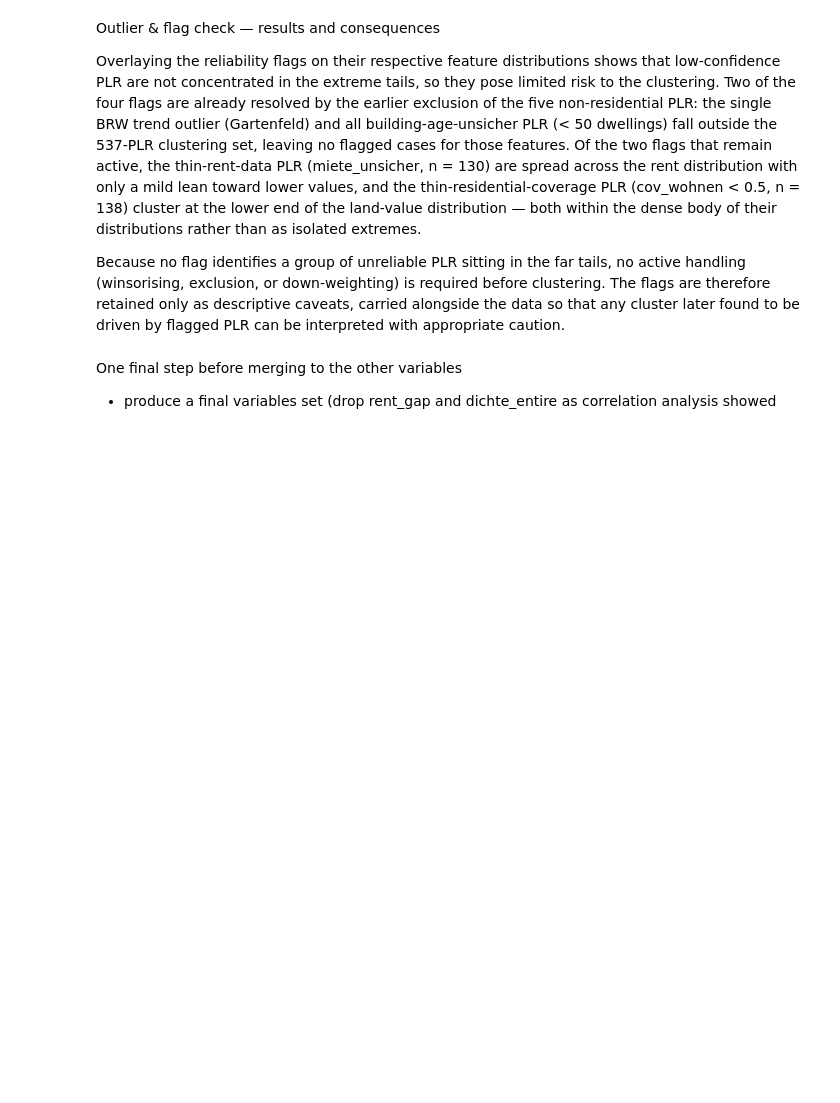
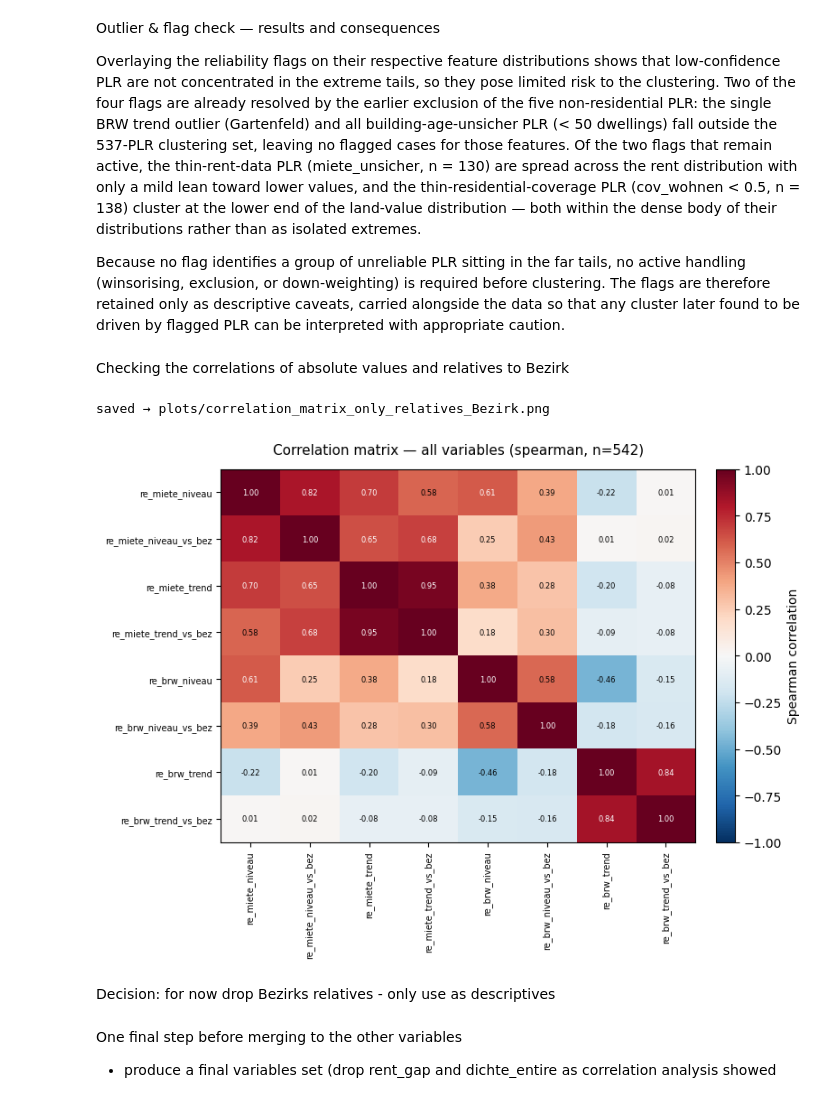
Before and after one commit to mshlg/capstone-kiezkeeper, a Jupyter notebook: notebooks/EDA/real-estate_dimension_EDA.ipynb, the cells around one changed output. Drawn from its saved outputs; the diff is of its cells as text; code cells hidden in the pictures; blank space fills up the shorter version.

```diff
--- a/notebooks/EDA/real-estate_dimension_EDA.ipynb
+++ b/notebooks/EDA/real-estate_dimension_EDA.ipynb
@@ -317,6 +316,59 @@ Outlier & flag check — results and consequences
 Overlaying the reliability flags on their respective feature distributions shows that low-confidence PLR are not concentrated in the extreme tails, so they pose limited risk to the clustering. Two of the four flags are already resolved by the earlier exclusion of the five non-residential PLR: the single BRW trend outlier (Gartenfeld) and all building-age-unsicher PLR (< 50 dwellings) fall outside the 537-PLR clustering set, leaving no flagged cases for those features. Of the two flags that remain active, the thin-rent-data PLR (miete_unsicher, n = 130) are spread across the rent distribution with only a mild lean toward lower values, and the thin-residential-coverage PLR (cov_wohnen < 0.5, n = 138) cluster at the lower end of the land-value distribution — both within the dense body of their distributions rather than as isolated extremes.
 
 Because no flag identifies a group of unreliable PLR sitting in the far tails, no active handling (winsorising, exclusion, or down-weighting) is required before clustering. The flags are therefore retained only as descriptive caveats, carried alongside the data so that any cluster later found to be driven by flagged PLR can be interpreted with appropriate caution.
+# %% [markdown]
+Checking the correlations of absolute values and relatives to Bezirk
+# %%
+
+#Load and pick variables for correlation matrix
+df = pd.read_csv("../../data/real_estate/final_variables/re_variables.csv")
+
+variables = ["re_miete_niveau", "re_miete_niveau_vs_bez", "re_miete_trend", "re_miete_trend_vs_bez", "re_brw_niveau", "re_brw_niveau_vs_bez", "re_brw_trend", "re_brw_trend_vs_bez"]
+
+#safety check: warn about anything missing rather than failing silently
+missing = [c for c in variables if c not in df.columns]
+if missing:
+    print("WARNING — not in dataframe, dropping:", missing)
+variables = [c for c in variables if c in df.columns]
+
+X = df[variables].apply(pd.to_numeric, errors="coerce")
+
+#Correlation matrix
+#spearman is safer with skewed/level+trend mixes
+method = "spearman"
+corr = X.corr(method=method)
+
+#Heatmap
+n = len(variables)
+fig, ax = plt.subplots(figsize=(max(8, 0.55 * n), max(6, 0.55 * n)))
+
+im = ax.imshow(corr.values, cmap="RdBu_r", vmin=-1, vmax=1, aspect="auto")
+
+ax.set_xticks(range(n)); ax.set_yticks(range(n))
+ax.set_xticklabels(corr.columns, rotation=90, fontsize=7)
+ax.set_yticklabels(corr.index, fontsize=7)
+
+#annotate cells
+if n <= 25:
+    for i in range(n):
+        for j in range(n):
+            v = corr.values[i, j]
+            ax.text(j, i, f"{v:.2f}", ha="center", va="center",
+                    fontsize=6, color="white" if abs(v) > 0.6 else "black")
+
+cbar = fig.colorbar(im, ax=ax, fraction=0.046, pad=0.04)
+cbar.set_label(f"{method.capitalize()} correlation")
+
+ax.set_title(f"Correlation matrix — all variables ({method}, n={len(X)})", fontsize=11, pad=12)
+fig.tight_layout()
+
+fig.savefig("../../plots/EDA/real_estate/correlation_matrix_only_relatives_Bezirk.png", dpi=200, bbox_inches="tight")
+print("saved → plots/correlation_matrix_only_relatives_Bezirk.png")
+# %% [output]
+saved → plots/correlation_matrix_only_relatives_Bezirk.png
+[figure, added]
+# %% [markdown]
+Decision: for now drop Bezirks relatives - only use as descriptives
 # %% [markdown]
 One final step before merging to the other variables
 
```
Also changed, not shown: parts of 3 cells of this notebook, 1 other file.
